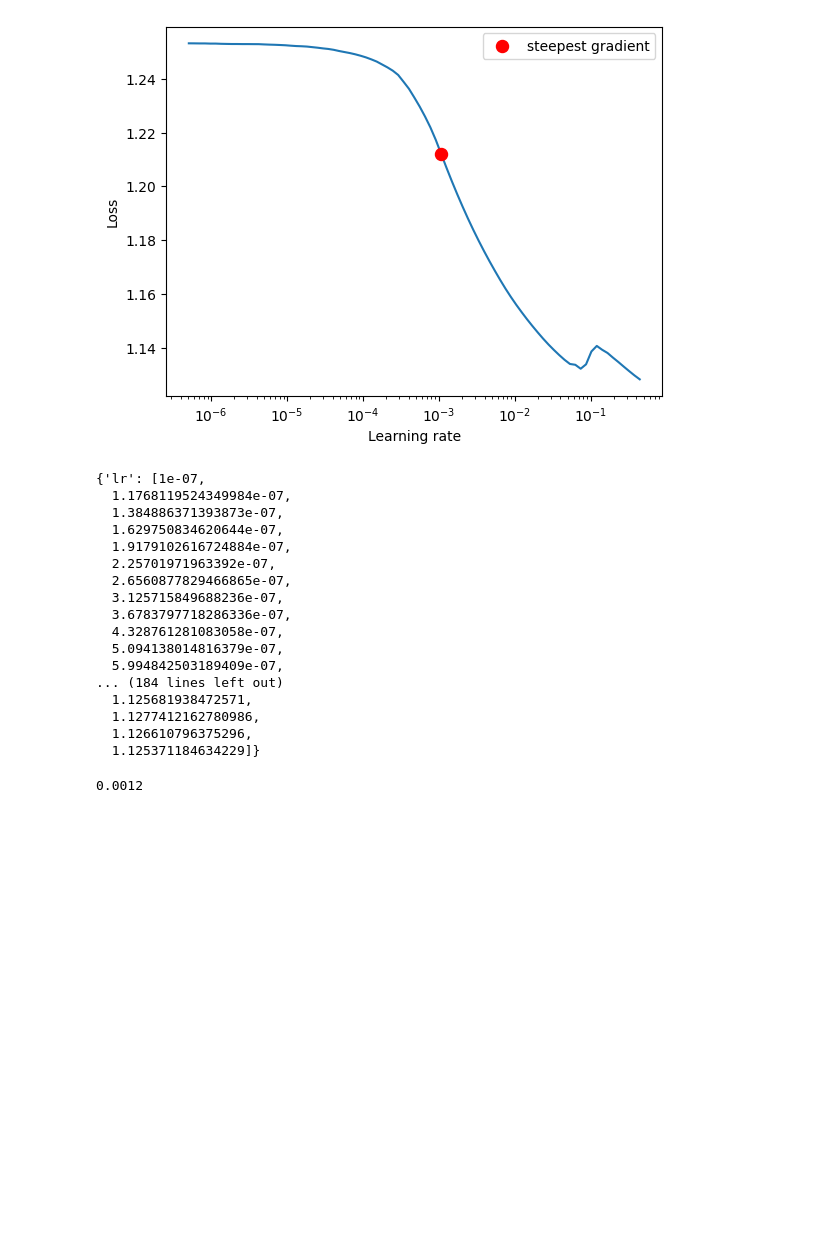
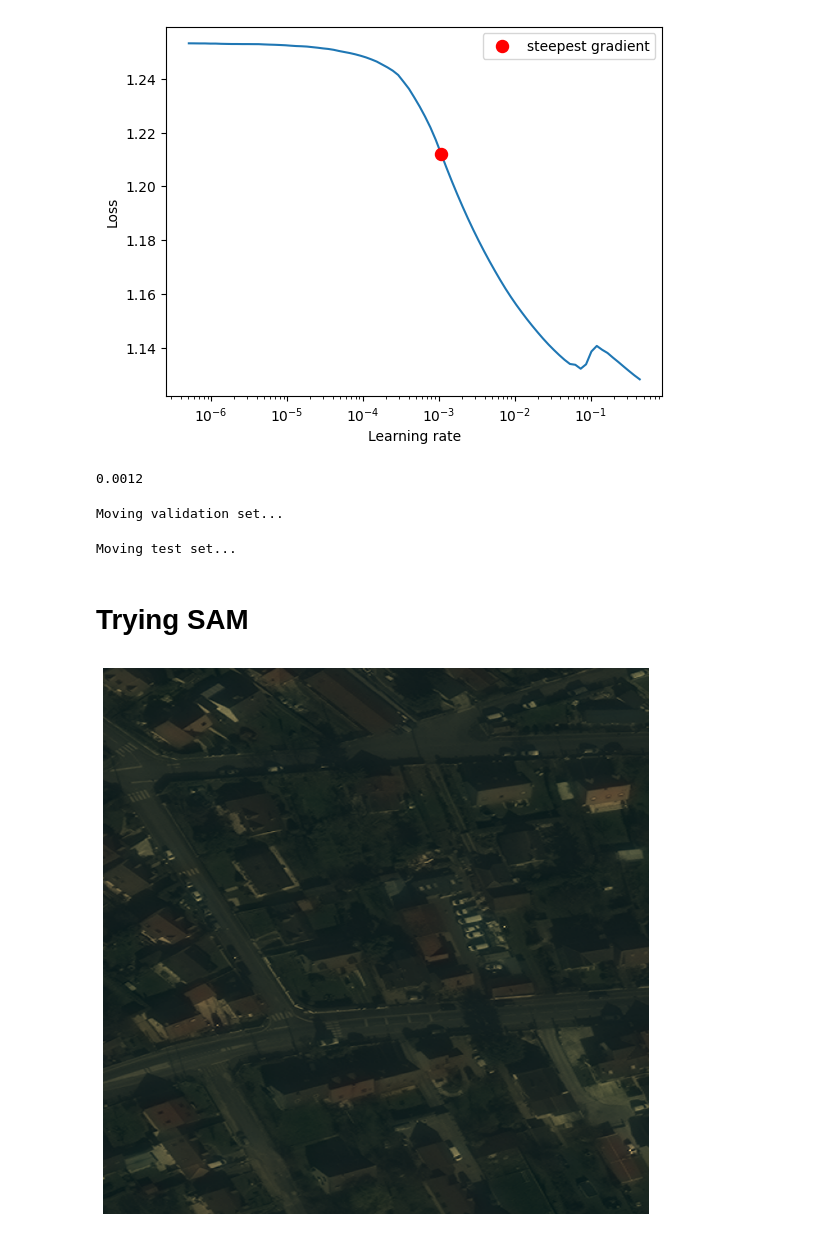
Before and after one commit to Sualeh77/projects, a Jupyter notebook: src/tmp.ipynb, the cells around one changed output. Drawn from its saved outputs; the diff is of its cells as text; code cells hidden in the pictures; blank space fills up the shorter version.

```diff
--- a/src/tmp.ipynb
+++ b/src/tmp.ipynb
@@ -459,27 +495,31 @@ LR suggestion: steepest gradient
 Suggested LR: 1.07E-03
 [figure]
 [figure]
-# %%
-lr_finder.history
-# %% [output]
-{'lr': [1e-07,
-  1.1768119524349984e-07,
-  1.384886371393873e-07,
-  1.629750834620644e-07,
-  1.9179102616724884e-07,
-  2.25701971963392e-07,
-  2.6560877829466865e-07,
-  3.125715849688236e-07,
-  3.6783797718286336e-07,
-  4.328761281083058e-07,
-  5.094138014816379e-07,
-  5.994842503189409e-07,
-... (184 lines left out)
-  1.125681938472571,
-  1.1277412162780986,
-  1.126610796375296,
-  1.125371184634229]}
 # %%
 1.20E-03
 # %% [output]
 0.0012
+# %%
+from src.utils.utils import train_val_split
+
+train_val_split("../../datasets/Spacenet/AOI_3_Paris_Train/SN2_buildings/processed/single_channel_masks/png", "../../datasets/Spacenet/AOI_3_Paris_Train/SN2_buildings/processed/single_channel_masks/png/", 0.8, format="png", type="single_channel")
+# %% [output]
+Moving validation set...
+Moving test set...
+# %% [markdown]
+# Trying SAM
+# %%
+from PIL import Image
+import matplotlib.pyplot as plt
+
+# Read the image using Pillow
+img_path = "../../datasets/Spacenet/AOI_3_Paris_Train/SN2_buildings/processed/multi_channel_masks/png/images/86.png"
+image = Image.open(img_path)
+
+# Display the image
+plt.figure(figsize=(10, 10))
+plt.imshow(image)
+plt.axis('off')
+plt.show()
+# %% [output]
+[figure, added]
```
Also changed, not shown: parts of 7 cells of this notebook, 21 other files.
